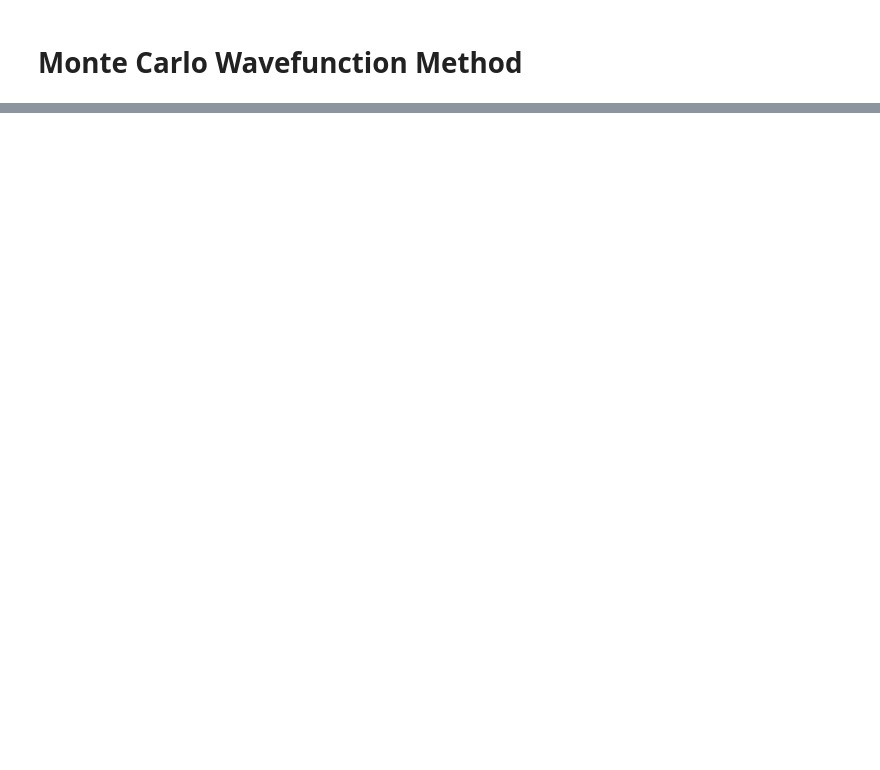
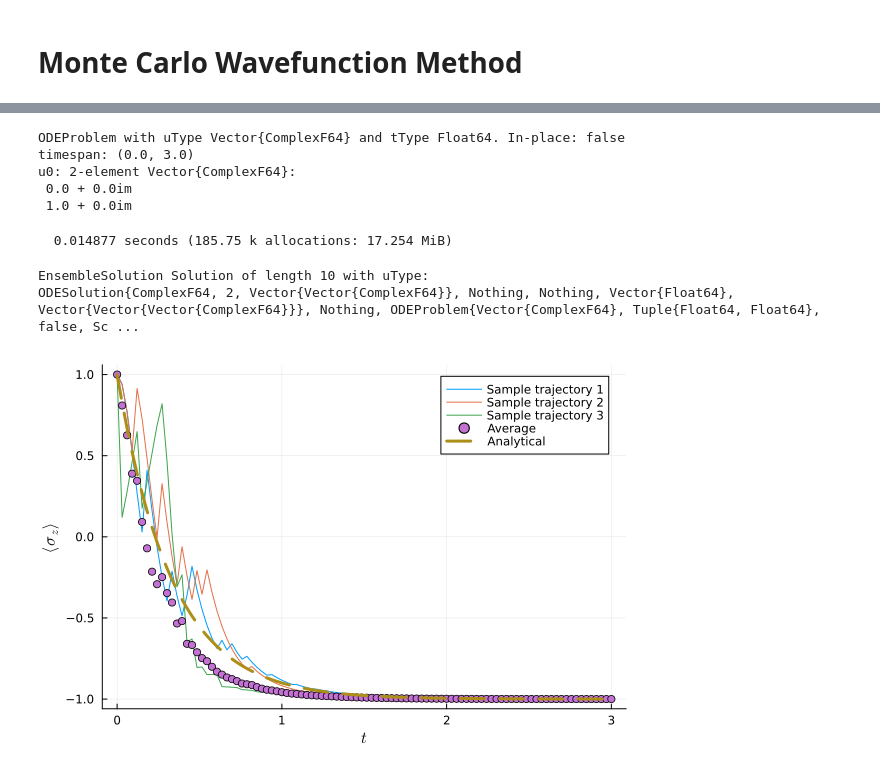
Before and after one commit to Ste1nb0cK/BackAction.jl, a Jupyter notebook: notebooks/NewUnravelings.ipynb, the cells around one changed output, grey strips where cells are left out. Saved outputs shown, nothing was run; the diff lists cells and outputs as text; code cells hidden in the pictures; blank space fills up the shorter version.

```diff
--- a/notebooks/NewUnravelings.ipynb
+++ b/notebooks/NewUnravelings.ipynb
@@ -338,0 +21,37 @@ plot!(t_eval, std3, label="T3", xlabel="t", line=:dash, linewidth=3,
+# %%
+# Parameters definition and problem initialization
+params = BackAction.rd_params
+ntimes = 100
+t_eval = collect(LinRange(0.0, params.tf, ntimes))
+prob_sys = generate_trajectoryproblem(sys, params, t_eval; progbar=false)
+# %% [output]
+ODEProblem with uType Vector{ComplexF64} and tType Float64. In-place: false
+timespan: (0.0, 3.0)
+u0: 2-element Vector{ComplexF64}:
+ 0.0 + 0.0im
+ 1.0 + 0.0im
+# %%
+ensemble_problem = EnsembleProblem(prob_sys, prob_func=prob_func)
+@time begin
+    sim = solve(ensemble_problem, Tsit5(), EnsembleThreads(), trajectories=params.ntraj);
+end
+# %% [output]
+  0.014877 seconds (185.75 k allocations: 17.254 MiB)
+EnsembleSolution Solution of length 10 with uType:
+ODESolution{ComplexF64, 2, Vector{Vector{ComplexF64}}, Nothing, Nothing, Vector{Float64}, Vector{Vector{Vector{ComplexF64}}}, Nothing, ODEProblem{Vector{ComplexF64}, Tuple{Float64, Float64}, false, Sc ...
+# %%
+z_sample = Array{Float64}(undef, ntimes, params.ntraj)
+@threads for n in 1:params.ntraj
+    for t in 1:ntimes
+        psi = sim[n](t_eval[t])
+        z_sample[t, n] = real(dot(psi, BackAction.sigma_z, psi))/dot(psi, psi)
+    end
+end
+# %%
+plot(t_eval, z_sample[:, 1], label="Sample trajectory 1", xlabel=L"t", ylabel=L"\langle\sigma_z\rangle")
+plot!(t_eval, z_sample[:, 2], label="Sample trajectory 2")
+plot!(t_eval, z_sample[:, 3], label="Sample trajectory 3")
+scatter!(t_eval, dropdims(mean(z_sample, dims=2), dims=2), label="Average", linewidth=1)
+plot!(t_eval, t -> 2*exp(-BackAction.rd_gamma*t) - 1, label="Analytical", linewidth=3, line=:dash)
+# %% [output]
+[figure, added]
```
Also changed, not shown: parts of 27 cells of this notebook, 2 other files.
